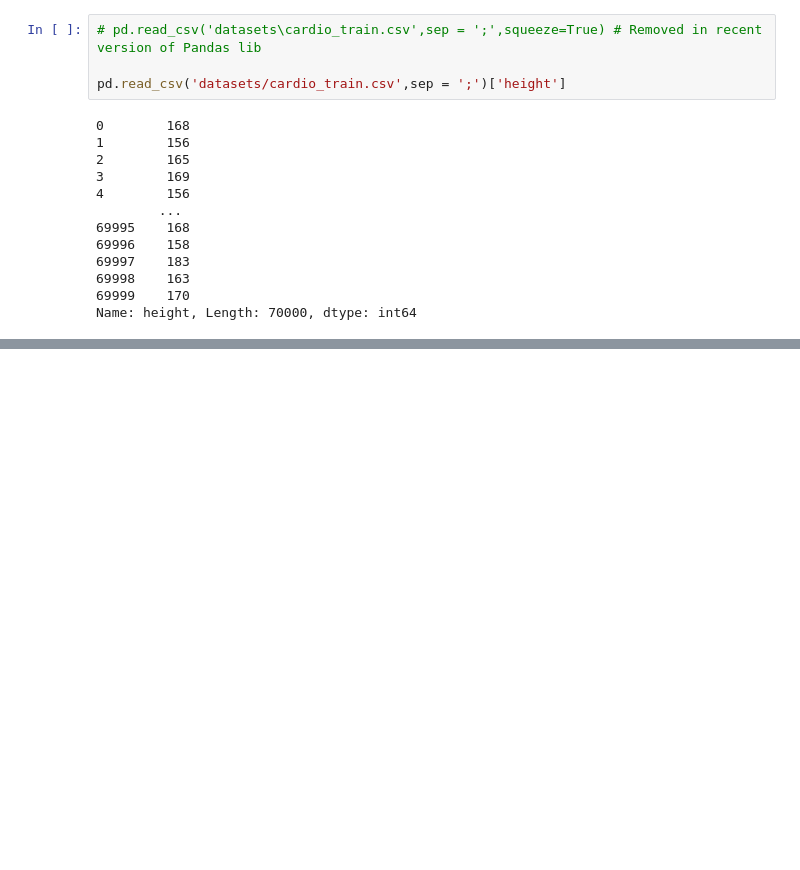
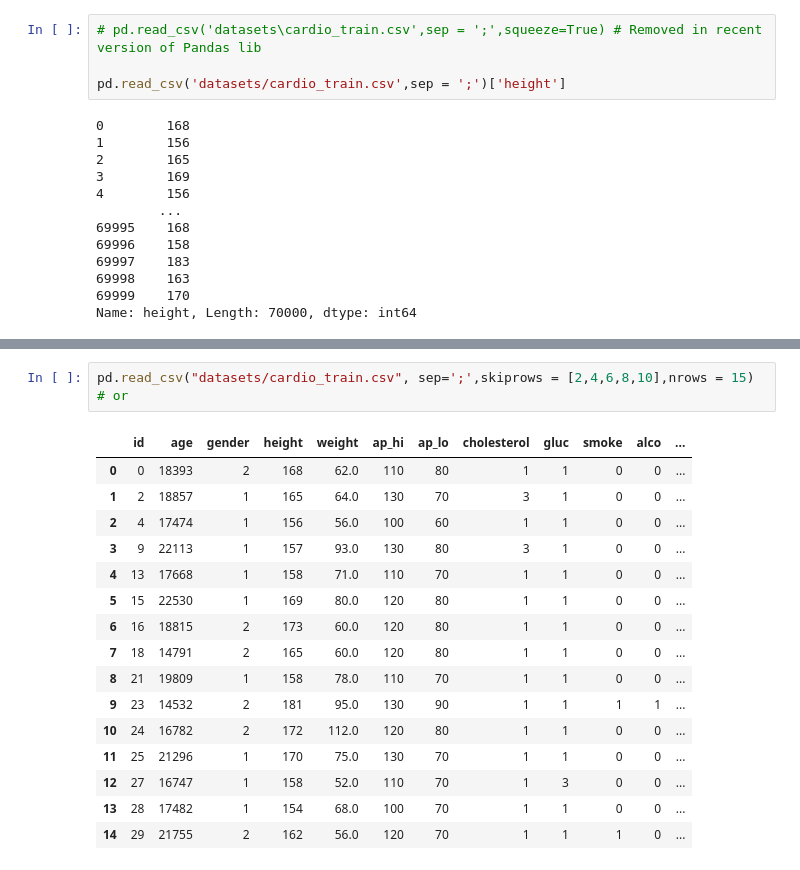
Before and after one commit to Alabhesh08/Python_ML, a Jupyter notebook: Learning_Notebooks/D15_CSV_Files.ipynb, the cells around one changed output, grey strips where cells are left out. Drawn from its saved outputs; the diff is of its cells as text; blank space fills up the shorter version.

Commit message:
some more parameters of read_csv

```diff
--- a/Learning_Notebooks/D15_CSV_Files.ipynb
+++ b/Learning_Notebooks/D15_CSV_Files.ipynb
@@ -115,0 +168,20 @@ Name: height, Length: 70000, dtype: int64
+# %%
+pd.read_csv("datasets/cardio_train.csv", sep=';',skiprows = [2,4,6,8,10],nrows = 15)
+# or
+# %% [output]
+|  | id | age | gender | height | weight | ap_hi | ap_lo | cholesterol | gluc | smoke | alco | ... |
+| 0 | 0 | 18393 | 2 | 168 | 62.0 | 110 | 80 | 1 | 1 | 0 | 0 | ... |
+| 1 | 2 | 18857 | 1 | 165 | 64.0 | 130 | 70 | 3 | 1 | 0 | 0 | ... |
+| 2 | 4 | 17474 | 1 | 156 | 56.0 | 100 | 60 | 1 | 1 | 0 | 0 | ... |
+| 3 | 9 | 22113 | 1 | 157 | 93.0 | 130 | 80 | 3 | 1 | 0 | 0 | ... |
+| 4 | 13 | 17668 | 1 | 158 | 71.0 | 110 | 70 | 1 | 1 | 0 | 0 | ... |
+| 5 | 15 | 22530 | 1 | 169 | 80.0 | 120 | 80 | 1 | 1 | 0 | 0 | ... |
+| 6 | 16 | 18815 | 2 | 173 | 60.0 | 120 | 80 | 1 | 1 | 0 | 0 | ... |
+| 7 | 18 | 14791 | 2 | 165 | 60.0 | 120 | 80 | 1 | 1 | 0 | 0 | ... |
+| 8 | 21 | 19809 | 1 | 158 | 78.0 | 110 | 70 | 1 | 1 | 0 | 0 | ... |
+| 9 | 23 | 14532 | 2 | 181 | 95.0 | 130 | 90 | 1 | 1 | 1 | 1 | ... |
+| 10 | 24 | 16782 | 2 | 172 | 112.0 | 120 | 80 | 1 | 1 | 0 | 0 | ... |
+| 11 | 25 | 21296 | 1 | 170 | 75.0 | 130 | 70 | 1 | 1 | 0 | 0 | ... |
+| 12 | 27 | 16747 | 1 | 158 | 52.0 | 110 | 70 | 1 | 3 | 0 | 0 | ... |
+| 13 | 28 | 17482 | 1 | 154 | 68.0 | 100 | 70 | 1 | 1 | 0 | 0 | ... |
+| 14 | 29 | 21755 | 2 | 162 | 56.0 | 120 | 70 | 1 | 1 | 1 | 0 | ... |
```
Also changed, not shown: parts of 8 cells of this notebook.
